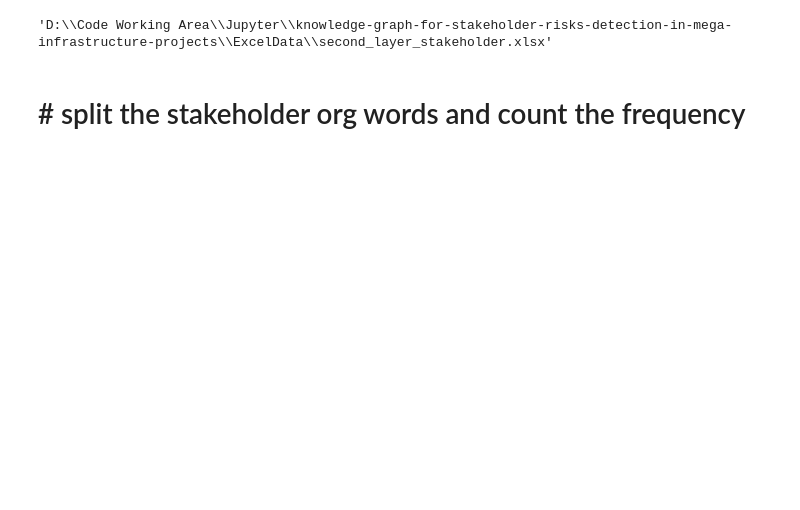
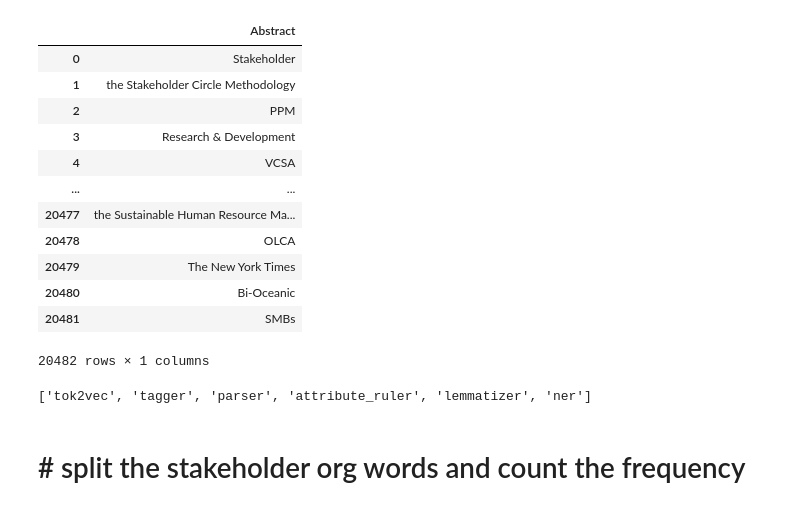
Before and after one commit to sinomark123/knowledge-graph-for-stakeholder-risks-detection-in-mega-infrastructure-projects, a Jupyter notebook: NPL -- BRE/FP Growth.ipynb, the cells around one changed output. Drawn from its saved outputs; the diff is of its cells as text; code cells hidden in the pictures; blank space fills up the shorter version.

```diff
--- a/NPL -- BRE/FP Growth.ipynb
+++ b/NPL -- BRE/FP Growth.ipynb
@@ -1,4 +1,7 @@
 # %%
+import math
+
+import pandas
 from fpgrowth_py import fpgrowth
 import pandas as pd
 import re
@@ -7,46 +10,46 @@ import spacy
 import seaborn as sns
 from spacy import displacy
 from flashtext import KeywordProcessor
+import ahocorasick
 import nltk
-from nltk.stem import WordNetLemmatizer
-from nltk import word_tokenize
-# nltk.download('omw-1.4')
+from concurrent.futures import ThreadPoolExecutor
+from enum import Enum
 
 pathprefix = r"D:\Code Working Area\Jupyter\knowledge-graph-for-stakeholder-risks-detection-in-mega-infrastructure-projects\ExcelData"
 jsfile = pathprefix+"\\Transactions.json"
 
-project = pathprefix+"\\Gg.csv"
-risk = pathprefix+"\\Risk_Simplified.xlsx"
-stake = pathprefix+"\\expansive.csv"
+project_sor = pathprefix+"\\Source\\project.csv"
+risk_sor = pathprefix+"\\Source\\risk.xlsx"
+stake_sor = pathprefix+"\\Source\\stakeholder.csv"
 
-project1 = pathprefix+"\\newTitle_Project.xlsx"
-risk0 = pathprefix+"\\RiskFinal.xlsx"
-stake1 = pathprefix+"\\New_StakeHolder_Abstract.xlsx"
-
-stake2 = pathprefix+"\\second_layer_stakeholder.xlsx"
+project_key = pathprefix+"\\project_keyword\\Project_keyword.xlsx"
+risk_key = pathprefix+"\\risk_keyword\\Risk_keyword.xlsx"
+stake_key = pathprefix+"\\stakeholder_keyword\\third_layer_iteration_one_stakeholder.xlsx"
-# %%
-# !pip install regex
-# !pip install spacy
-# !pip install fpgrowth_py
-# !pip install pandas
-# !pip install seaborn
-# !pip install openpyxl
-# !python -m spacy install en_core_web_sm
-stake2
-# %% [output]
-'D:\\Code Working Area\\Jupyter\\knowledge-graph-for-stakeholder-risks-detection-in-mega-infrastructure-projects\\ExcelData\\second_layer_stakeholder.xlsx'
 # %%
-pj = pd.read_csv(project, sep = ",")
-risk1 = pd.read_excel(risk)
-stk = pd.read_csv(stake, sep = ",")
+prj_sor = pd.read_csv(project_sor, sep = ",")
+risk_sor = pd.read_excel(risk_sor)
+stk_sor = pd.read_csv(stake_sor, sep = ",")
 
-prj = pd.read_excel(project1)
-risk2 = pd.read_excel(risk0)
-stk1 = pd.read_excel(stake1)
-stk2 = pd.read_excel(stake2)
-stk2.dropna()
+prj_key = pd.read_excel(project_key, index_col=None)
+risk_key = pd.read_excel(risk_key, index_col=None)
+stk_key = pd.read_excel(stake_key, index_col=None)
+stk_key.dropna(inplace=True)
 
 en = spacy.load('en_core_web_sm')
 stopwords = en.Defaults.stop_words
+# %% [output]
+|  | Abstract |
+| 0 | Stakeholder |
+| 1 | the Stakeholder Circle Methodology |
+| 2 | PPM |
+| 3 | Research & Development |
+| 4 | VCSA |
+| ... | ... |
+| 20477 | the Sustainable Human Resource Ma... |
+| 20478 | OLCA |
+| 20479 | The New York Times |
+| 20480 | Bi-Oceanic |
+| 20481 | SMBs |
+20482 rows × 1 columns
 # %%
 # get the target text from original dataset to match
@@ -60,3 +61,9 @@ stk1.name = stk1.name.str.lower()
+# %%
+nlp = spacy.load('en_core_web_sm') # disable=["attribute_ruler"]
+stopwords = nlp.Defaults.stop_words
+nlp.pipe_names
+# %% [output]
+['tok2vec', 'tagger', 'parser', 'attribute_ruler', 'lemmatizer', 'ner']
 # %%
 def reload_dashes(droped: int)->pd.DataFrame:
     dashes = pd.read_excel(pathprefix+"\\adjustment.xlsx")
```
Also changed, not shown: parts of 19 cells of this notebook, 14 other files.
